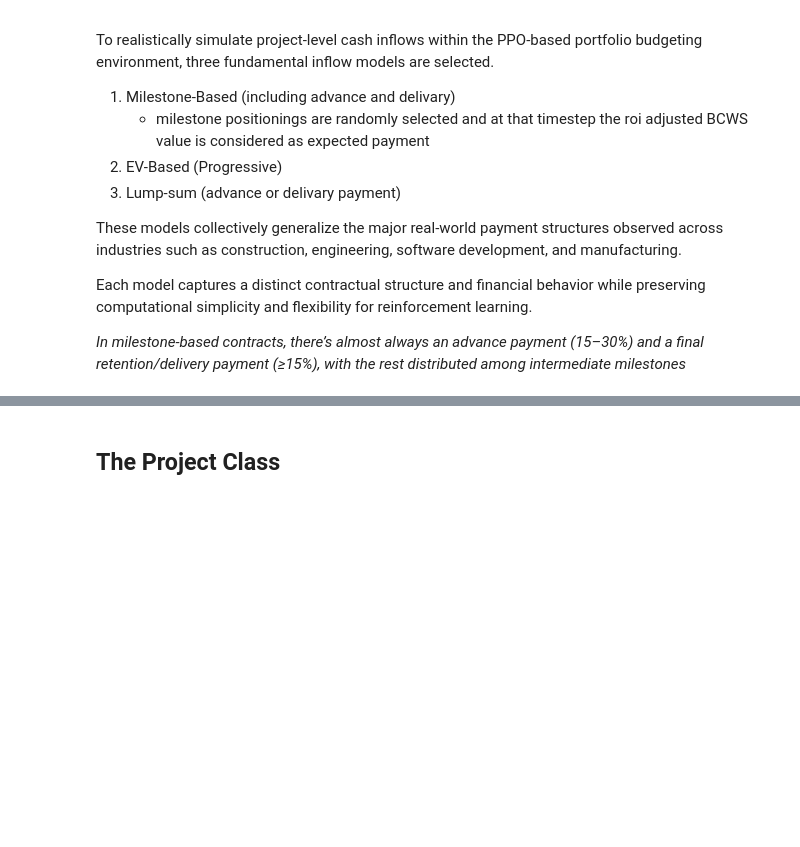
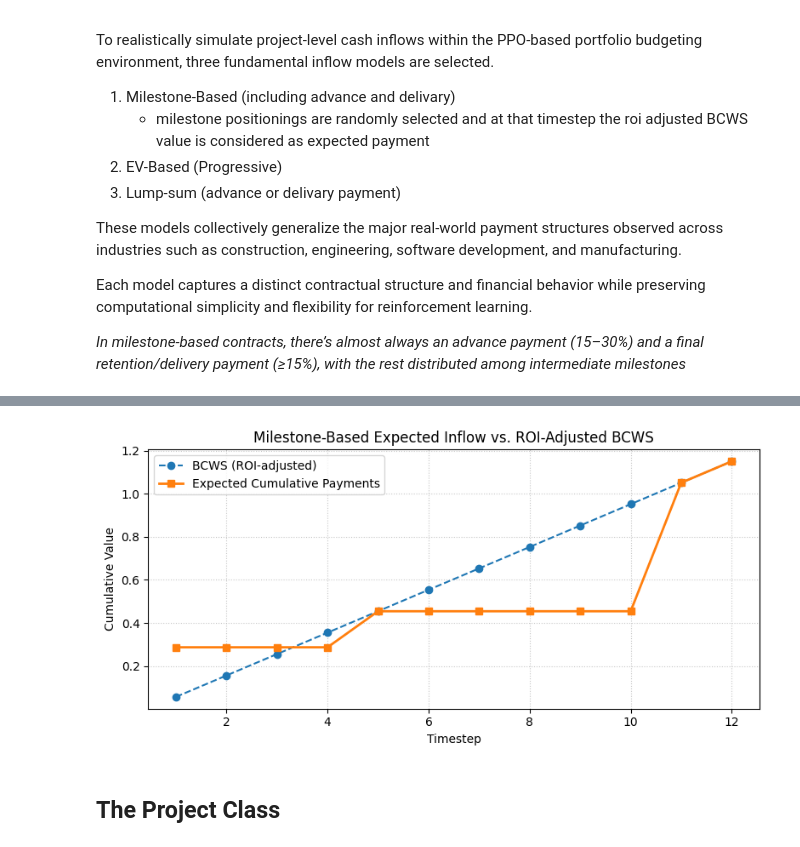
Before and after one commit to UDynamic/PPO-project-portfolio-budgeting-AI-agent, a Jupyter notebook: notebooks/portfolio_env.ipynb, the cells around one changed output, grey strips where cells are left out. Cells and saved outputs as stored; diff of their text form; code cells hidden in the pictures; blank space fills up the shorter version.

Commit message:
added the plot

```diff
--- a/notebooks/portfolio_env.ipynb
+++ b/notebooks/portfolio_env.ipynb
@@ -446,3 +435,87 @@ def set_expected_payment_schedule(self):
     self.INFLOW_SCHEDULE = inflows
 
     return inflows
+# %%
+class DummyProject:
+    def __init__(self):
+        self.DURATION = 12
+        self.BAC = 1.0
+        self.ROI = 0.15  # 15% expected ROI
+        # Example baseline BCWS curve (smooth S-curve)
+        self.BCWS = np.linspace(0.05, 1.0, self.DURATION)
+
+    def milestone_based(self):
+            """
+            Milestone-based payments WITHOUT Dirichlet:
+            - One advance payment at t=1 (15%–30%) in 5% steps.
+            - One final payment at t=duration (15%–25%) in 5% steps.
+            - Intermediate payments set directly to BCWS_ROI_ADJUSTED at random timesteps.
+            Returns:
+                list: cumulative expected inflows (length = duration)
+            """
+
+            duration = self.DURATION
+            BAC = self.BAC
+            BCWS = np.array(self.BCWS, dtype=float)
+
+            total_expected_payment = BAC * (1.0 + self.ROI)
+
+            # --- ROI-adjusted BCWS scaling ---
+            scale_factor = total_expected_payment / BCWS[-1]
+            self.BCWS_ROI_ADJUSTED = BCWS * scale_factor  # normalized so last = total_expected_payment
+
+            # --- Advance and final fractions ---
+            advance_frac = np.random.choice(np.arange(0.15, 0.31, 0.05))  # 15%–30%
+            final_frac   = np.random.choice(np.arange(0.15, 0.26, 0.05))  # 15%–25%
+
+            # --- Intermediate milestone count and positions ---
+            possible_positions = np.arange(1, duration - 1)
+            n_middle = random_uniform_int(1, min(4, len(possible_positions)))
+            middle_positions = sorted(np.random.choice(possible_positions, n_middle, replace=False))
+
+            # --- Build cumulative expected payment schedule ---
+            schedule = np.zeros(duration, dtype=float)
+
+            # 1️⃣ Advance payment (t=0)
+            cumulative = advance_frac * total_expected_payment
+            schedule[:] = cumulative  # everything starts at advance level
+
+            # 2️⃣ Intermediate payments at BCWS_ROI_ADJUSTED points
+            for pos in middle_positions:
+                cumulative = max(cumulative, self.BCWS_ROI_ADJUSTED[pos])
+                schedule[pos:] = cumulative
+
+            # 3️⃣ Final payment (t = duration)
+            min_final = final_frac * total_expected_payment
+            final_cumulative = max(self.BCWS_ROI_ADJUSTED[-1], min_final, cumulative)
+            schedule[-1] = final_cumulative
+
+            return schedule.tolist()
+
+# --- Test run ---
+np.random.seed(42)  # reproducibility
+p = DummyProject()
+result = p.milestone_based()
+
+print(f"BCWS_ROI_ADJUSTED final: {p.BCWS_ROI_ADJUSTED[-1]:.3f}")
+print(f"Expected inflow schedule (len={len(result)}):")
+print(np.round(result, 3))
+
+
+import matplotlib.pyplot as plt
+
+# --- Plotting the cumulative expected inflow vs BCWS baseline ---
+t = np.arange(1, p.DURATION + 1)
+
+plt.figure(figsize=(8, 4))
+plt.plot(t, p.BCWS_ROI_ADJUSTED, label="BCWS (ROI-adjusted)", linestyle="--", marker="o")
+plt.plot(t, result, label="Expected Cumulative Payments", linewidth=2, marker="s")
+
+plt.title("Milestone-Based Expected Inflow vs. ROI-Adjusted BCWS", fontsize=12)
+plt.xlabel("Timestep")
+plt.ylabel("Cumulative Value")
+plt.legend()
+plt.grid(True, linestyle=":", alpha=0.7)
+plt.tight_layout()
+plt.show()
+# %% [output]
@@ -449,3 +525,4 @@ def set_expected_payment_schedule(self):
+[figure, added]
 # %% [markdown]
 ## The Project Class
 # %%
```
Also changed, not shown: parts of 2 cells of this notebook.
